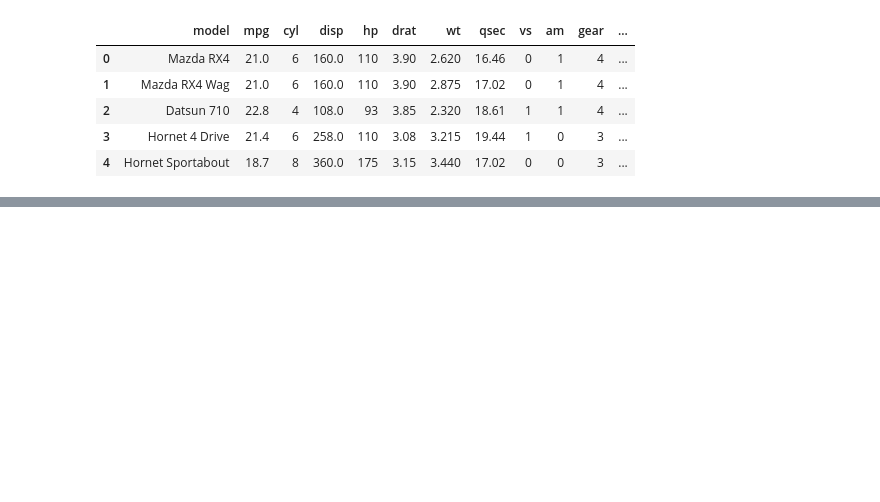
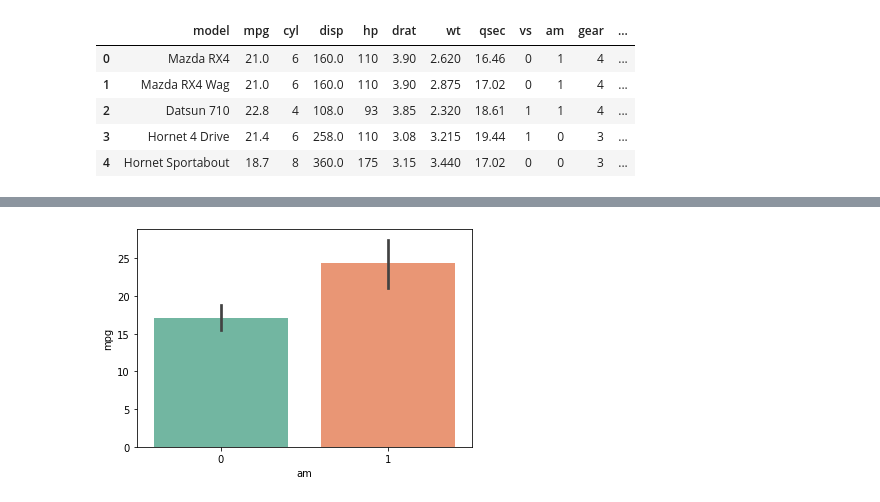
Before and after one commit to ThivaV/data_visualization, a Jupyter notebook: seaborn_demo.ipynb, the cells around one changed output, grey strips where cells are left out. Drawn from its saved outputs; the diff is of its cells as text; code cells hidden in the pictures; blank space fills up the shorter version.

```diff
--- a/seaborn_demo.ipynb
+++ b/seaborn_demo.ipynb
@@ -17,0 +68,9 @@ mtcars.head()
+# %%
+# method - 4
+
+# sns having colour palettes
+
+res = sns.barplot(mtcars['am'], mtcars['mpg'], palette='Set2')
+plt.show()
+# %% [output]
+[figure, added]
```
Also changed, not shown: parts of 30 cells of this notebook, 32 other files.
